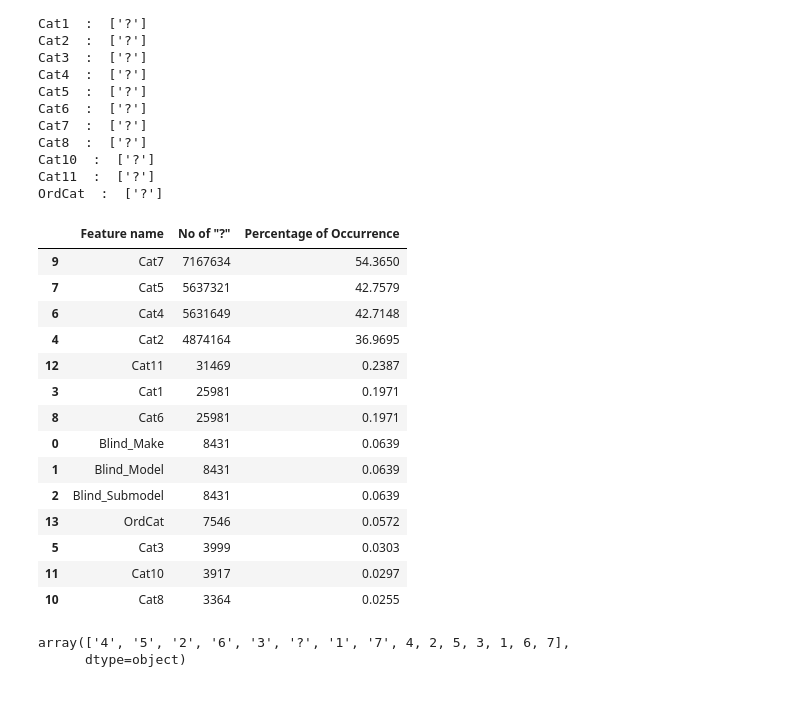
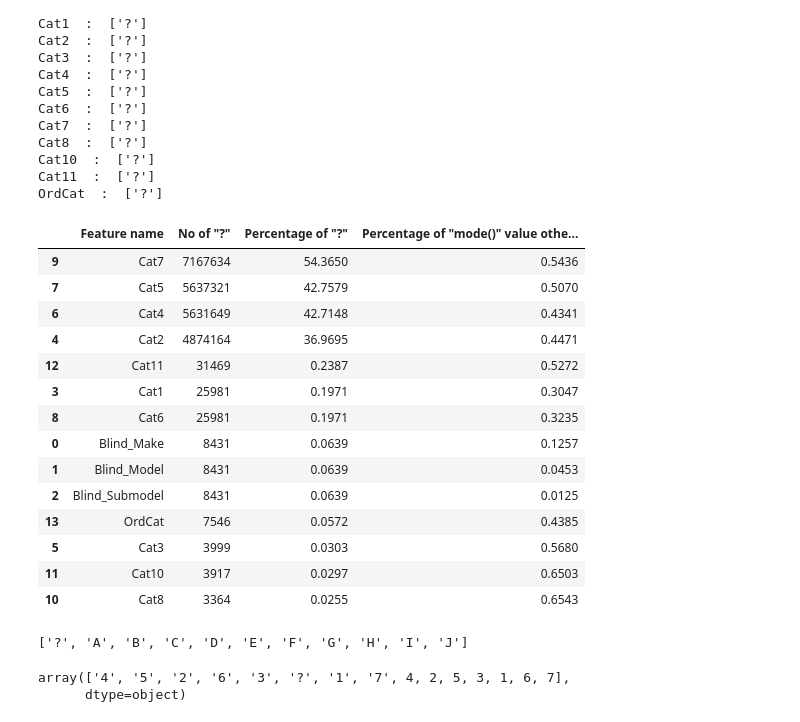
Before and after one commit to AnoopCA/Vehicle_Insurance_Claims_Prediction, a Jupyter notebook: Claims_Prediction.ipynb, the cells around one changed output. Cells and saved outputs as stored; diff of their text form; code cells hidden in the pictures.

```diff
--- a/Claims_Prediction.ipynb
+++ b/Claims_Prediction.ipynb
@@ -97,29 +97,45 @@ OrdCat  :  ['?']
 # %%
 cat_feats = x_train.columns[x_train.apply(lambda x: x == "?").any()]
 
 q_data = []
 for i in cat_feats:
-    q_data.append([i, len(x_train[x_train[i]=="?"][i]), round((len(x_train[x_train[i]=="?"][i]) / len(x_train))*100, 4)])
+    q_data.append([
+                      i,
+                      len(x_train[x_train[i]=="?"][i]),
+                      round((len(x_train[x_train[i]=="?"][i]) / len(x_train))*100, 4),
+                      round(len(x_train[x_train[i]==x_train[i].mode()[0]][i]) / len(x_train), 4)
+                 ])
 
-q_data = pd.DataFrame(q_data, columns=['Feature name', 'No of "?"', 'Percentage of Occurrence'])
-
+q_data = pd.DataFrame(q_data, columns=['Feature name', 'No of "?"', 'Percentage of "?"', 'Percentage of "mode()" value other than "?"'])
 q_data.sort_values(by='No of "?"', ascending=False)
 # %% [output]
-|  | Feature name | No of "?" | Percentage of Occurrence |
-| 9 | Cat7 | 7167634 | 54.3650 |
-| 7 | Cat5 | 5637321 | 42.7579 |
-| 6 | Cat4 | 5631649 | 42.7148 |
-| 4 | Cat2 | 4874164 | 36.9695 |
-| 12 | Cat11 | 31469 | 0.2387 |
-| 3 | Cat1 | 25981 | 0.1971 |
-| 8 | Cat6 | 25981 | 0.1971 |
-| 0 | Blind_Make | 8431 | 0.0639 |
-| 1 | Blind_Model | 8431 | 0.0639 |
-| 2 | Blind_Submodel | 8431 | 0.0639 |
-| 13 | OrdCat | 7546 | 0.0572 |
-| 5 | Cat3 | 3999 | 0.0303 |
-| 11 | Cat10 | 3917 | 0.0297 |
-| 10 | Cat8 | 3364 | 0.0255 |
+|  | Feature name | No of "?" | Percentage of "?" | Percentage of "mode()" value othe... |
+| 9 | Cat7 | 7167634 | 54.3650 | 0.5436 |
+| 7 | Cat5 | 5637321 | 42.7579 | 0.5070 |
+| 6 | Cat4 | 5631649 | 42.7148 | 0.4341 |
+| 4 | Cat2 | 4874164 | 36.9695 | 0.4471 |
+| 12 | Cat11 | 31469 | 0.2387 | 0.5272 |
+| 3 | Cat1 | 25981 | 0.1971 | 0.3047 |
+| 8 | Cat6 | 25981 | 0.1971 | 0.3235 |
+| 0 | Blind_Make | 8431 | 0.0639 | 0.1257 |
+| 1 | Blind_Model | 8431 | 0.0639 | 0.0453 |
+| 2 | Blind_Submodel | 8431 | 0.0639 | 0.0125 |
+| 13 | OrdCat | 7546 | 0.0572 | 0.4385 |
+| 5 | Cat3 | 3999 | 0.0303 | 0.5680 |
+| 11 | Cat10 | 3917 | 0.0297 | 0.6503 |
+| 10 | Cat8 | 3364 | 0.0255 | 0.6543 |
+# %%
+# For the top 4 features dominating "?", we can replace it with "mode".
+# For the other features, the below code checks if we can replace the "?" with any other alphabets that are not existing in the dataset for "Cat" features.
+features = [col for col in x_train.columns if col.startswith("Cat")]
+unique_values = [x_train[col].unique().tolist() for col in features]
+unique_vals = []
+for values in unique_values:
+    unique_vals.extend(values)
+unique_vals = sorted(set([i for i in unique_vals if pd.notna(i)]))
+print(unique_vals)
+# %% [output]
+['?', 'A', 'B', 'C', 'D', 'E', 'F', 'G', 'H', 'I', 'J']
 # %%
 x_train['OrdCat'].unique()
 # %% [output]
```
Also changed, not shown: parts of 8 cells of this notebook.
